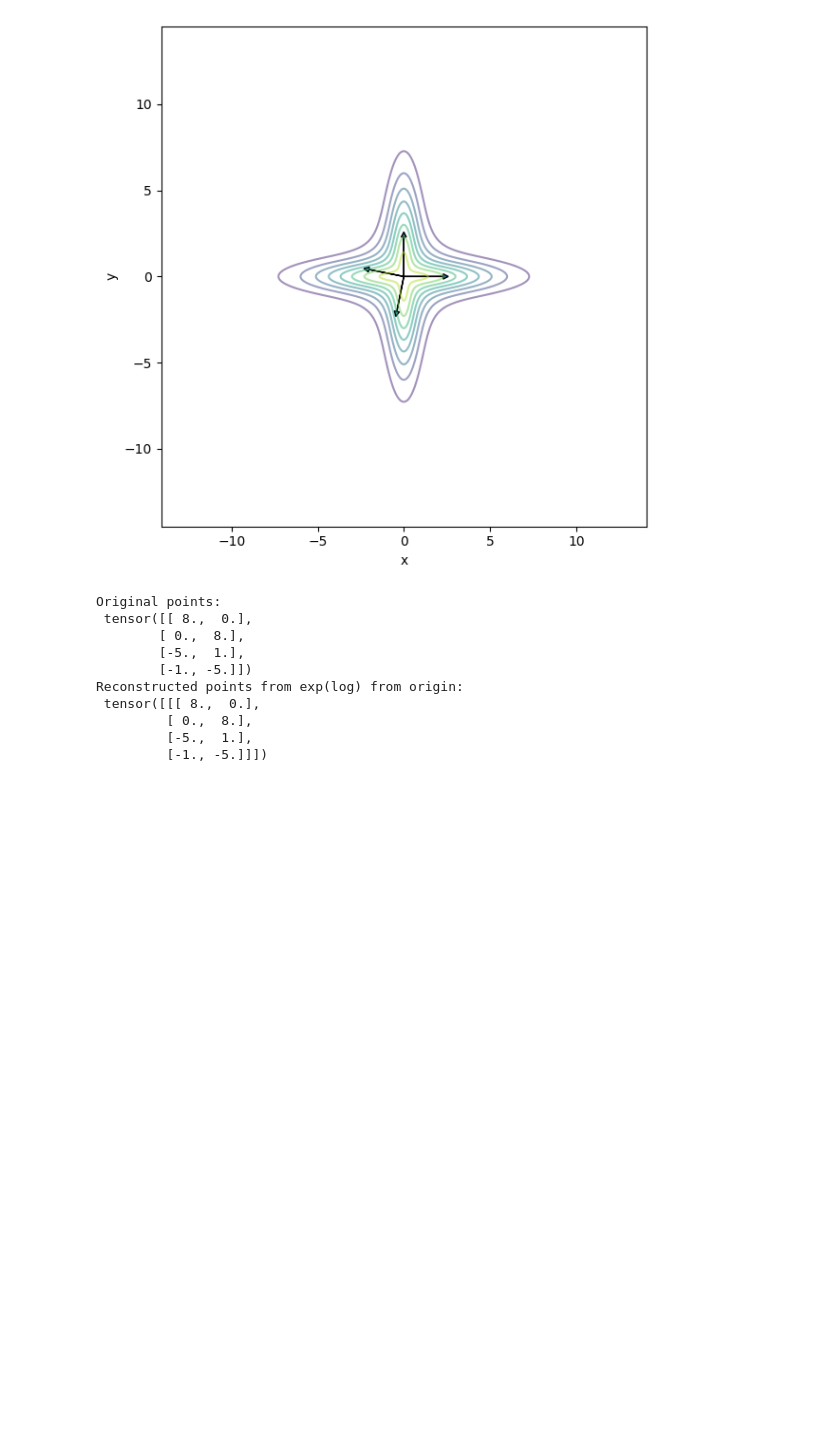
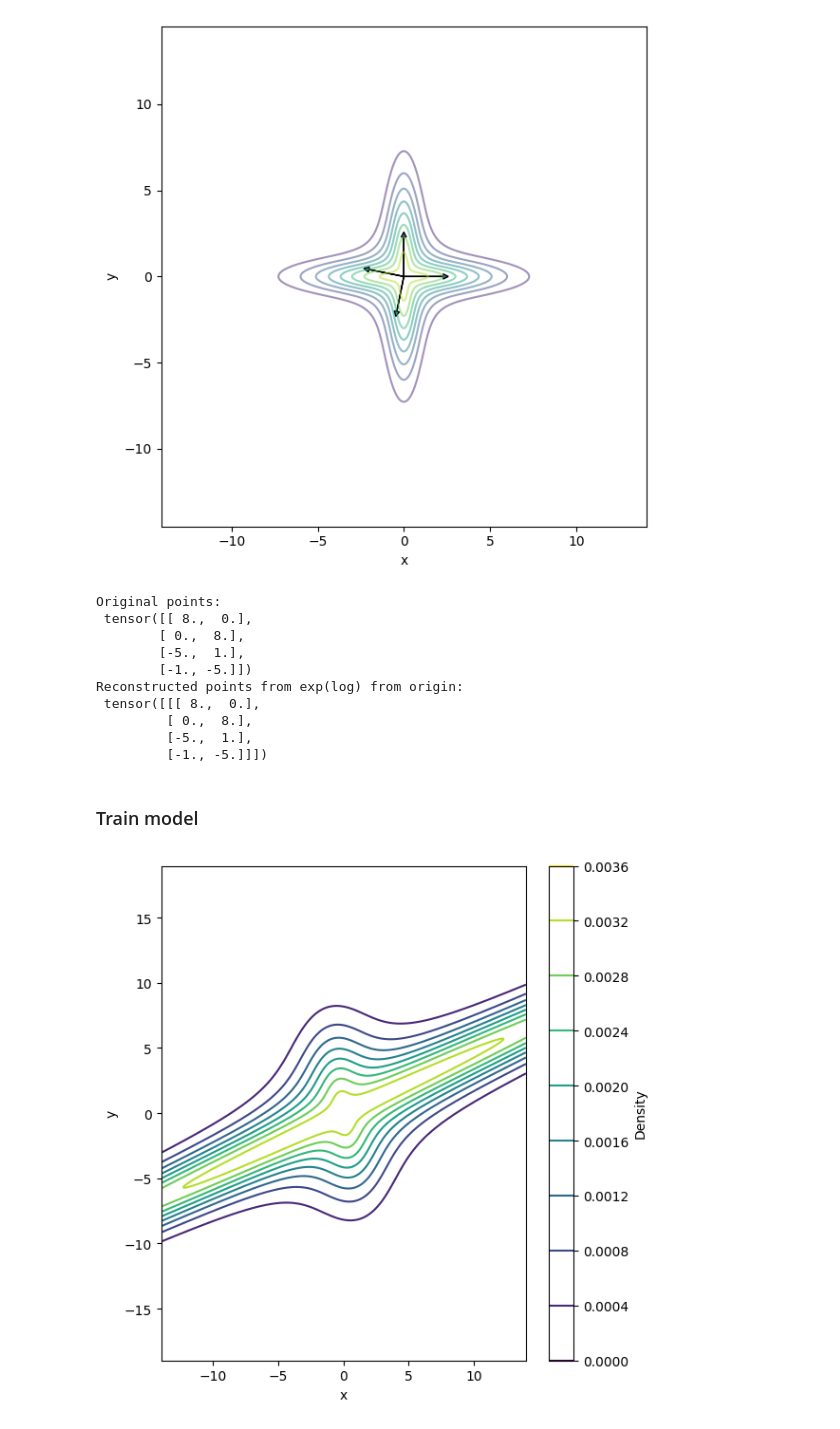
Before and after one commit to wdiepeveen/Riemannian-Archetypal-Analysis, a Jupyter notebook: bimodal_rho_test.ipynb, the cells around one changed output. Cells and saved outputs as stored; diff of their text form; code cells hidden in the pictures; blank space fills up the shorter version.

```diff
--- a/bimodal_rho_test.ipynb
+++ b/bimodal_rho_test.ipynb
@@ -190,3 +190,22 @@ Reconstructed points from exp(log) from origin:
          [ 0.,  8.],
          [-5.,  1.],
          [-1., -5.]]])
+# %% [markdown]
+### Train model ###
+# %%
+# See if we can reconstruct the multimodal distribution from data
+star_gaussian_dist = MultiInversePreBiasLinearStarGaussianDistribution(d=2, num_radials=2, centered=True)
+# %%
+# plot density
+init_log_probs = torch.exp(star_gaussian_dist.log_prob(XY).reshape(n_points, n_points).detach())
+
+plt.figure(figsize=(6,6))
+plt.contour(X.numpy(), Y.numpy(), init_log_probs.numpy(), levels=10, cmap='viridis')
+plt.colorbar(label='Density')
+plt.xlabel('x')
+plt.ylabel('y')
+plt.axis('equal')
+plt.tight_layout()
+plt.show()
+# %% [output]
+[figure, added]
```
Also changed, not shown: parts of 9 cells of this notebook, 9 other files.
